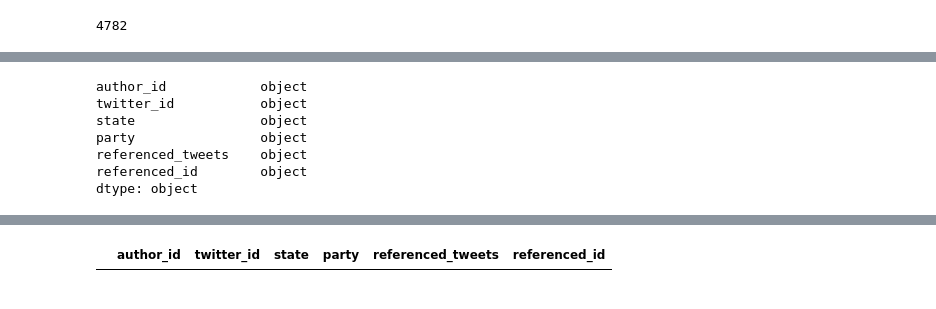
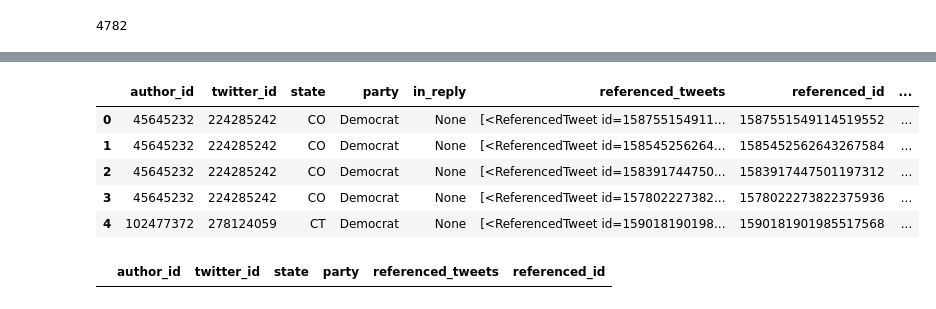
Before and after one commit to CEL-lab/multilayer_polarization, a Jupyter notebook: data/reciprocity.ipynb, the cells around one changed output, grey strips where cells are left out. Cells and saved outputs as stored; diff of their text form; code cells hidden in the pictures.

```diff
--- a/data/reciprocity.ipynb
+++ b/data/reciprocity.ipynb
@@ -823,10 +858,0 @@ df
-# %%
-df.dtypes
-# %% [output]
-author_id            object
-twitter_id           object
-state                object
-party                object
-referenced_tweets    object
-referenced_id        object
-dtype: object
@@ -832,0 +862,46 @@ dtype: object
+# %%
+import requests
+import pandas as pd
+import logging
+from tqdm import tqdm
+
+# Set up logging
+logging.basicConfig(level=logging.INFO, format='%(asctime)s - %(levelname)s - %(message)s')
+
+# Your bearer token from the Twitter Developer Dashboard
+BEARER_TOKEN = 'AAAAAAAAAAAAAAAAAAAAAK1XkAEAAAAAKpjRg7ZYOoJMdJ1pq5yoex0TPMA%3DAfFQNi09bSGjZPaiNP5XDHBeeS7US9pFvSSWnVzxyhqr3iAThw'
+
+headers = {
+    "Authorization": f"Bearer {BEARER_TOKEN}",
+    "User-Agent": "v2RecentTweetLookupPython"
+}
+
+# Define a function to fetch user ID by Tweet ID
+def get_user_id_by_tweet(tweet_id):
+    endpoint = f"https://api.twitter.com/2/tweets/{tweet_id}"
+    try:
+        response = requests.get(endpoint, headers=headers).json()
+
+        # Extract user ID from response
+        user_id = response.get("data", {}).get("author_id", None)
+        if user_id:
+            logging.info(f"Successfully fetched user ID {user_id} for Tweet ID {tweet_id}")
+        else:
+            logging.warning(f"No user ID found for Tweet ID {tweet_id}. Response: {response}")
+        return user_id
+    except Exception as e:
+        logging.error(f"Error fetching user ID for Tweet ID {tweet_id}. Exception: {e}")
+        return None
+
+# Sample DataFrame
+df = df.head()
+
+logging.info("Starting to fetch user IDs for each Tweet ID...")
+
+# Fetch user IDs for each Tweet ID using tqdm for progress indication
+df['referenced_user_id'] = [get_user_id_by_tweet(tweet_id) for tweet_id in tqdm(df['referenced_id'], desc="Fetching User IDs", unit="tweet")]
+
+logging.info("Fetching process completed.")
+
+df
+# %% [output]
@@ -832,0 +910,6 @@ dtype: object
+|  | author_id | twitter_id | state | party | in_reply | referenced_tweets | referenced_id | ... |
+| 0 | 45645232 | 224285242 | CO | Democrat | None | [<ReferencedTweet id=158755154911... | 1587551549114519552 | ... |
+| 1 | 45645232 | 224285242 | CO | Democrat | None | [<ReferencedTweet id=158545256264... | 1585452562643267584 | ... |
+| 2 | 45645232 | 224285242 | CO | Democrat | None | [<ReferencedTweet id=158391744750... | 1583917447501197312 | ... |
+| 3 | 45645232 | 224285242 | CO | Democrat | None | [<ReferencedTweet id=157802227382... | 1578022273822375936 | ... |
+| 4 | 102477372 | 278124059 | CT | Democrat | None | [<ReferencedTweet id=159018190198... | 1590181901985517568 | ... |
```
Also changed, not shown: parts of 14 cells of this notebook, 6 other files.
